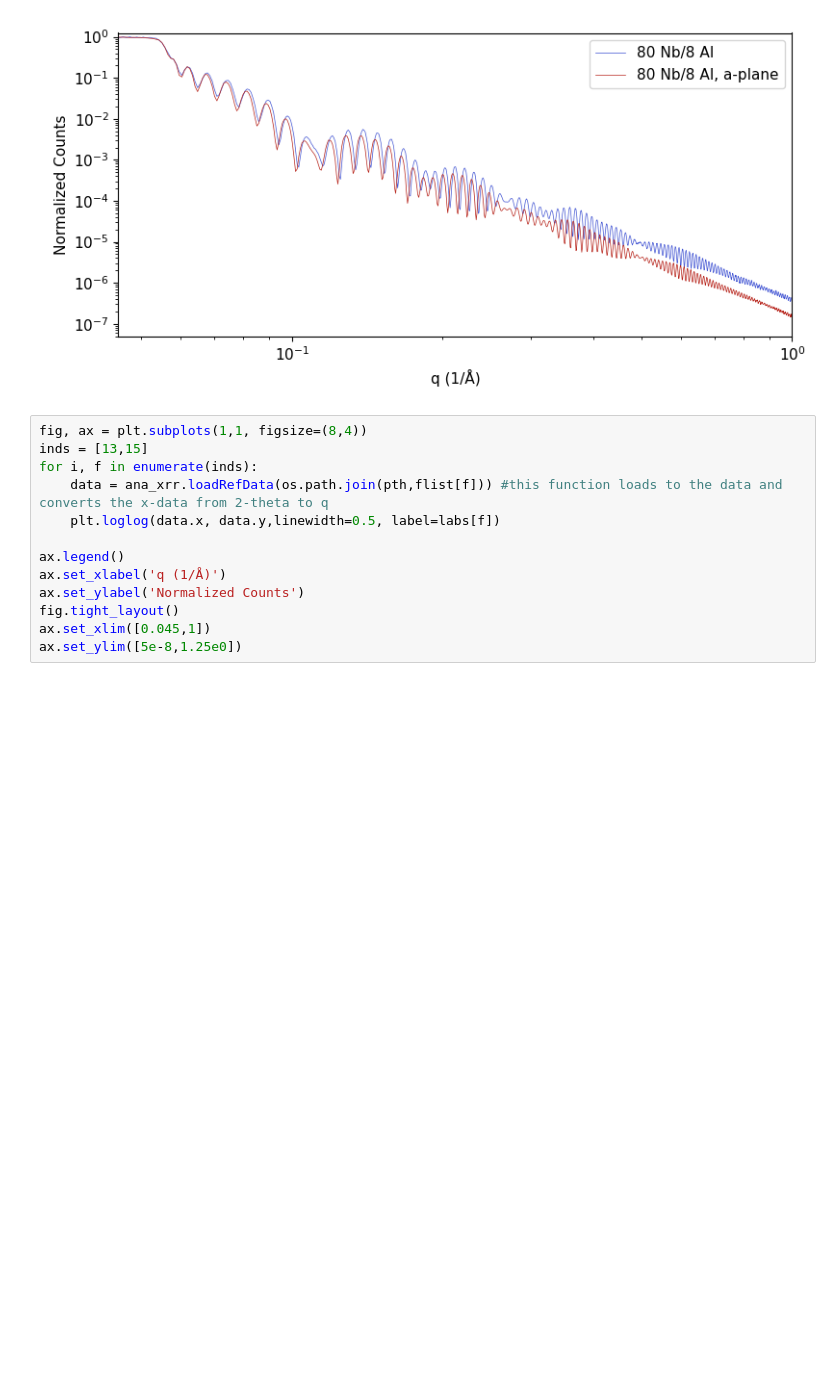
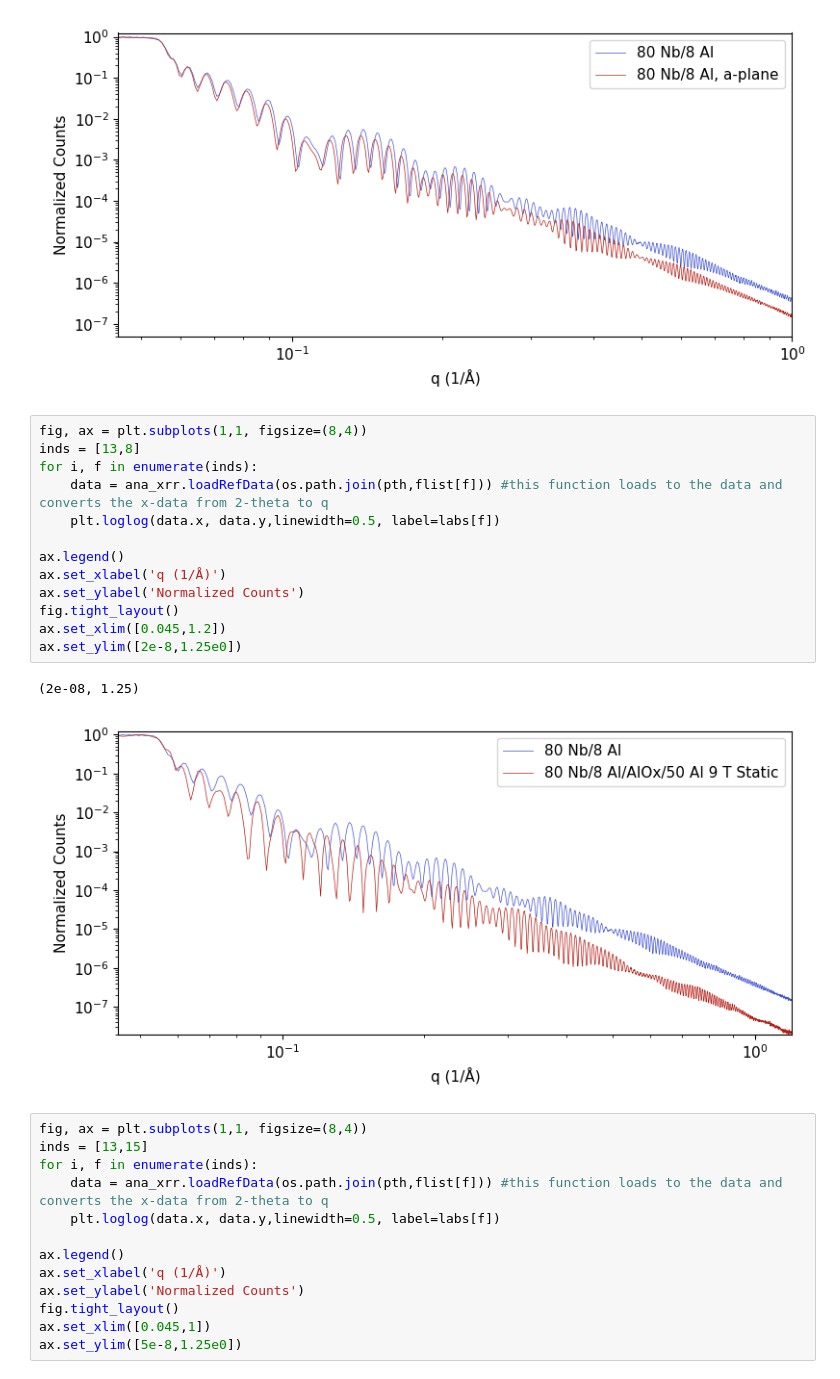
Before and after one commit to SchusterLab/xrr_analysis, a Jupyter notebook: plotting_data.ipynb, the cells around one changed output. Cells and saved outputs as stored; diff of their text form; blank space fills up the shorter version.

```diff
--- a/plotting_data.ipynb
+++ b/plotting_data.ipynb
@@ -282,6 +284,22 @@ ax.set_ylim([5e-8,1.25e0])
 # %% [output]
 (5e-08, 1.25)
 [figure]
+# %%
+fig, ax = plt.subplots(1,1, figsize=(8,4))
+inds = [13,8]
+for i, f in enumerate(inds):
+    data = ana_xrr.loadRefData(os.path.join(pth,flist[f])) #this function loads to the data and converts the x-data from 2-theta to q
+    plt.loglog(data.x, data.y,linewidth=0.5, label=labs[f])
+
+ax.legend()
+ax.set_xlabel('q (1/Å)')
+ax.set_ylabel('Normalized Counts')
+fig.tight_layout()
+ax.set_xlim([0.045,1.2])
+ax.set_ylim([2e-8,1.25e0])
+# %% [output]
+(2e-08, 1.25)
+[figure, added]
 # %%
 fig, ax = plt.subplots(1,1, figsize=(8,4))
 inds = [13,15]
```
Also changed, not shown: parts of 5 cells of this notebook, 4 other files.
